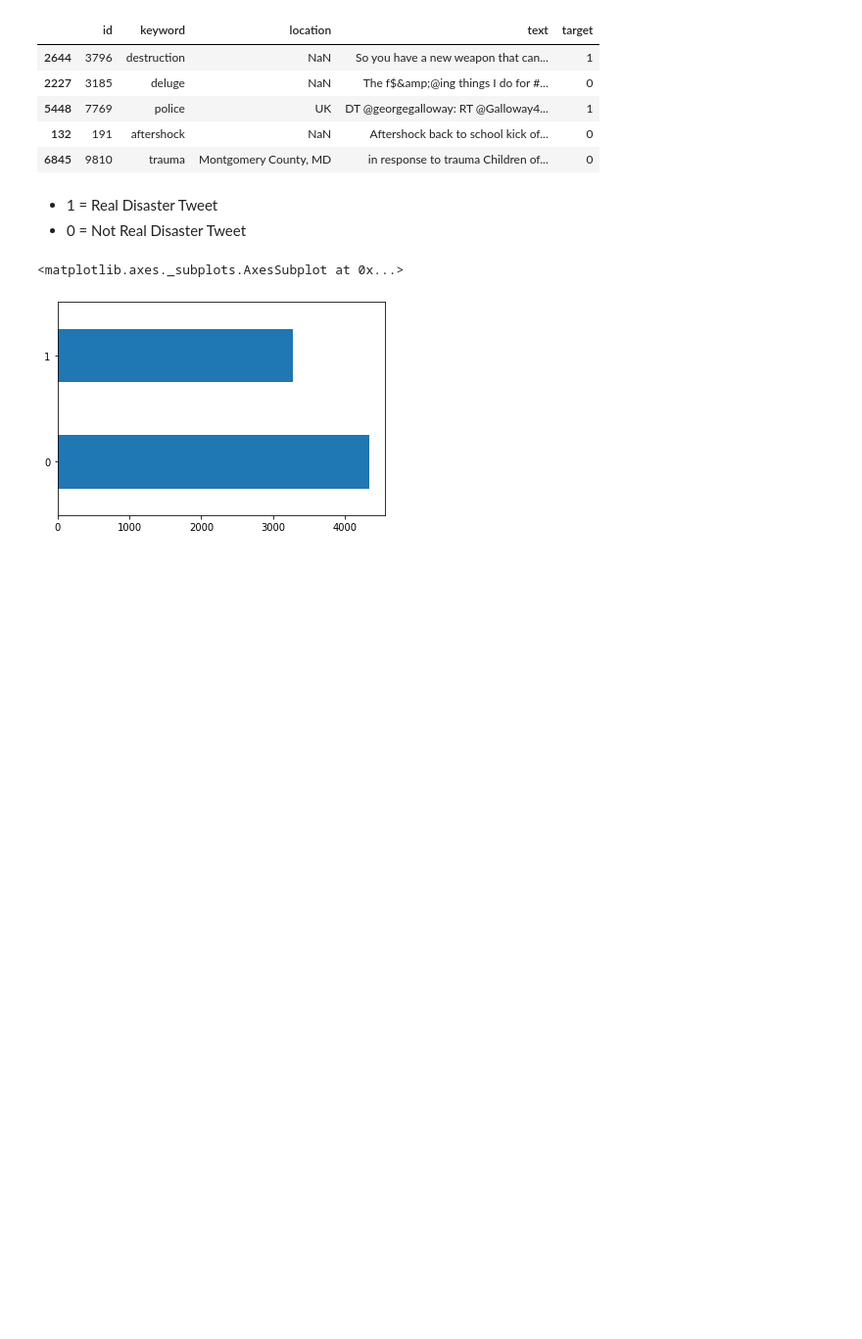
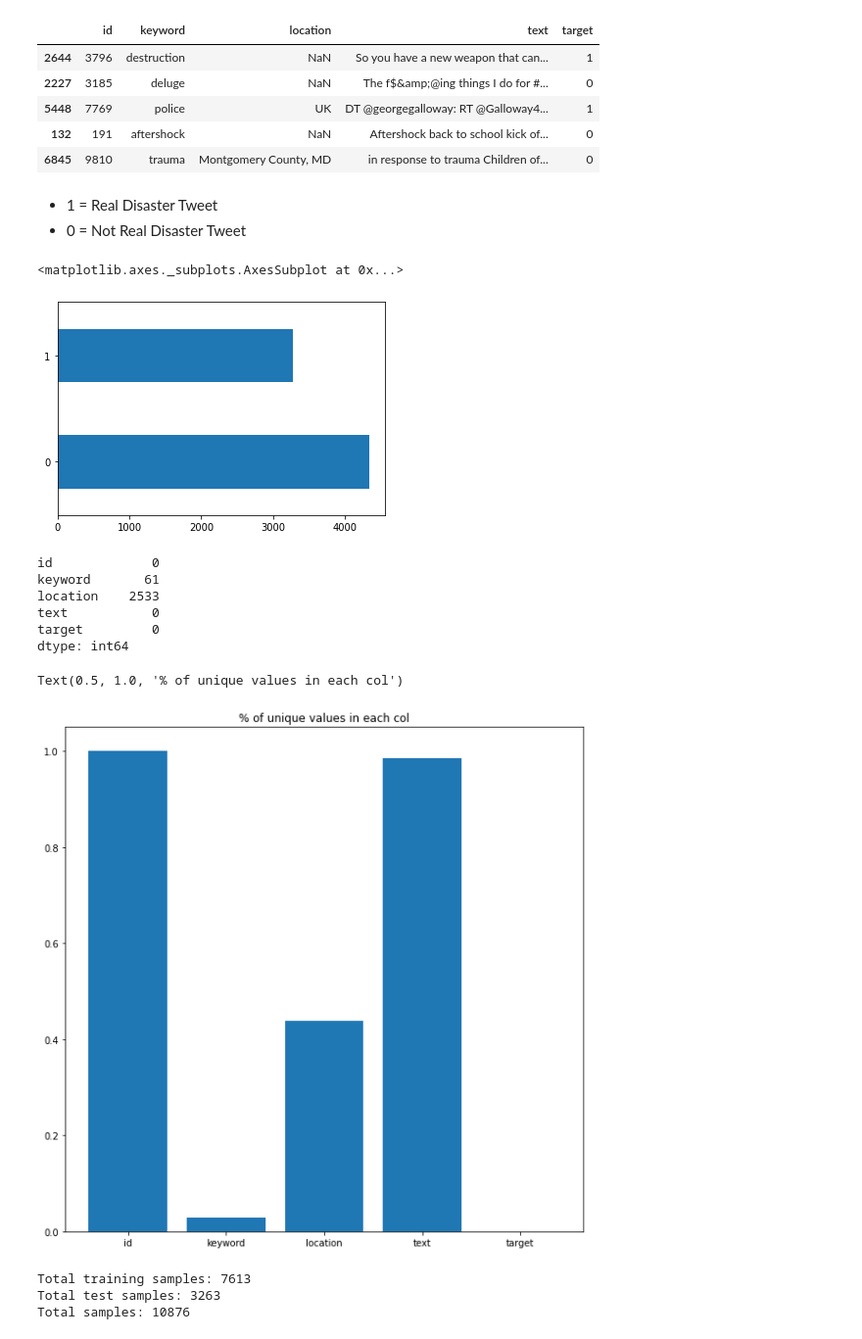
Before and after one commit to Hrithik2212/Disaster-Tweet-Analysis-with-Tensoflow-NLP, a Jupyter notebook: Disaster_Tweet_Analysis.ipynb, the cells around one changed output. Shown at 98% size. Cells and saved outputs as stored; diff of their text form; code cells hidden in the pictures; blank space fills up the shorter version.

```diff
--- a/Disaster_Tweet_Analysis.ipynb
+++ b/Disaster_Tweet_Analysis.ipynb
@@ -100,0 +120,28 @@ g
+# %%
+train_df.isnull().sum()
+# %% [output]
+id             0
+keyword       61
+location    2533
+text           0
+target         0
+dtype: int64
+# %%
+# Visualizing % of unique values in each col
+no_of_uni_values_columns=[]
+for col in train_df.columns:
+    no_of_uni_values_columns.append(len(train_df[col].unique())/len(train_df))
+plt.figure(figsize=(10,10))
+plt.bar(train_df.columns,no_of_uni_values_columns)
+plt.title("% of unique values in each col")
+# %% [output]
+Text(0.5, 1.0, '% of unique values in each col')
+[figure, added]
+# %%
+print(f"Total training samples: {len(train_df)}")
+print(f"Total test samples: {len(test_df)}")
+print(f"Total samples: {len(train_df) + len(test_df)}")
+# %% [output]
+Total training samples: 7613
+Total test samples: 3263
+Total samples: 10876
```
Also changed, not shown: parts of 27 cells of this notebook.
